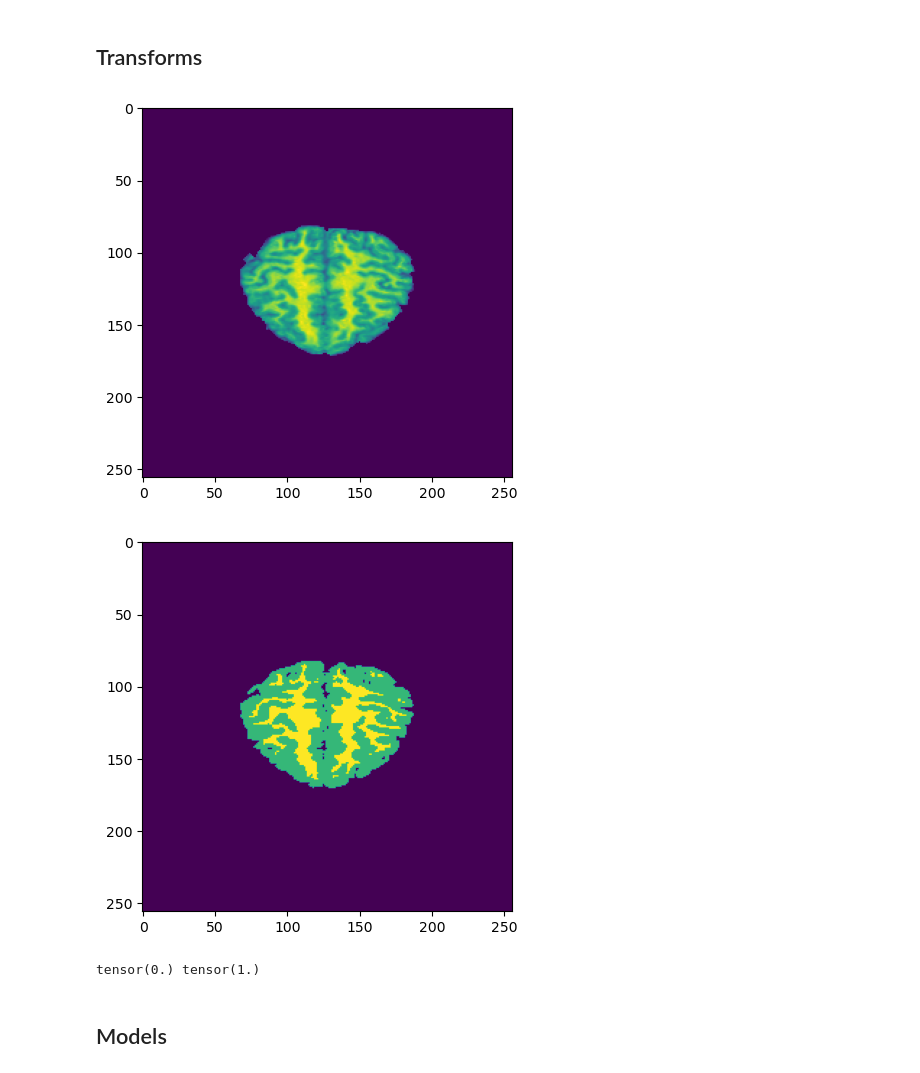
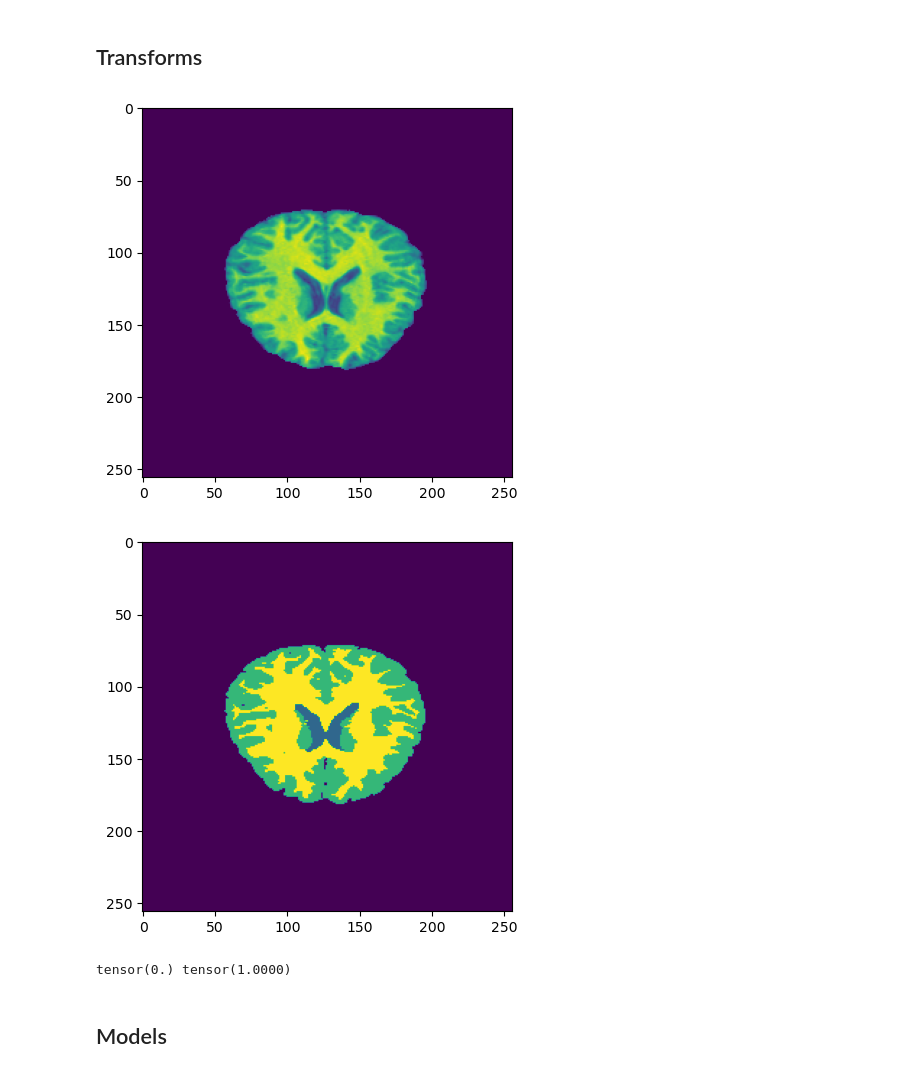
Before and after one commit to huytrnq/BrainSegmentation, a Jupyter notebook: 2D_Approach.ipynb, the cells around one changed output. Drawn from its saved outputs; the diff is of its cells as text; code cells hidden in the pictures.

Commit message:
add visualization

```diff
--- a/2D_Approach.ipynb
+++ b/2D_Approach.ipynb
@@ -57,17 +58,17 @@ train_loader = DataLoader(train_dataset, batch_size=BATCH_SIZE, shuffle=True, nu
 val_dataset = BrainMRISliceDataset(os.path.join(ROOT_DIR, 'val'), slice_axis=2, transform=test_transform, cache=True, ignore_background=False)
 val_loader = DataLoader(val_dataset, batch_size=BATCH_SIZE, shuffle=False, num_workers=NUM_WORKERS)
 # %%
-image, mask = val_dataset[180]
+image, mask = val_dataset[150]
 plt.imshow(image.permute(2, 1, 0).numpy())
 plt.show()
 
 plt.imshow(mask.permute(2, 1, 0).numpy())
 plt.show()
 print (image.min(), image.max())
 # %% [output]
-[figure, old version]
+[figure, new version]
-[figure, old version]
+[figure, new version]
-tensor(0.) tensor(1.)
+tensor(0.) tensor(1.0000)
 # %% [markdown]
 ## Models
 # %%
```
Also changed, not shown: parts of 6 cells of this notebook, 1 other file.
